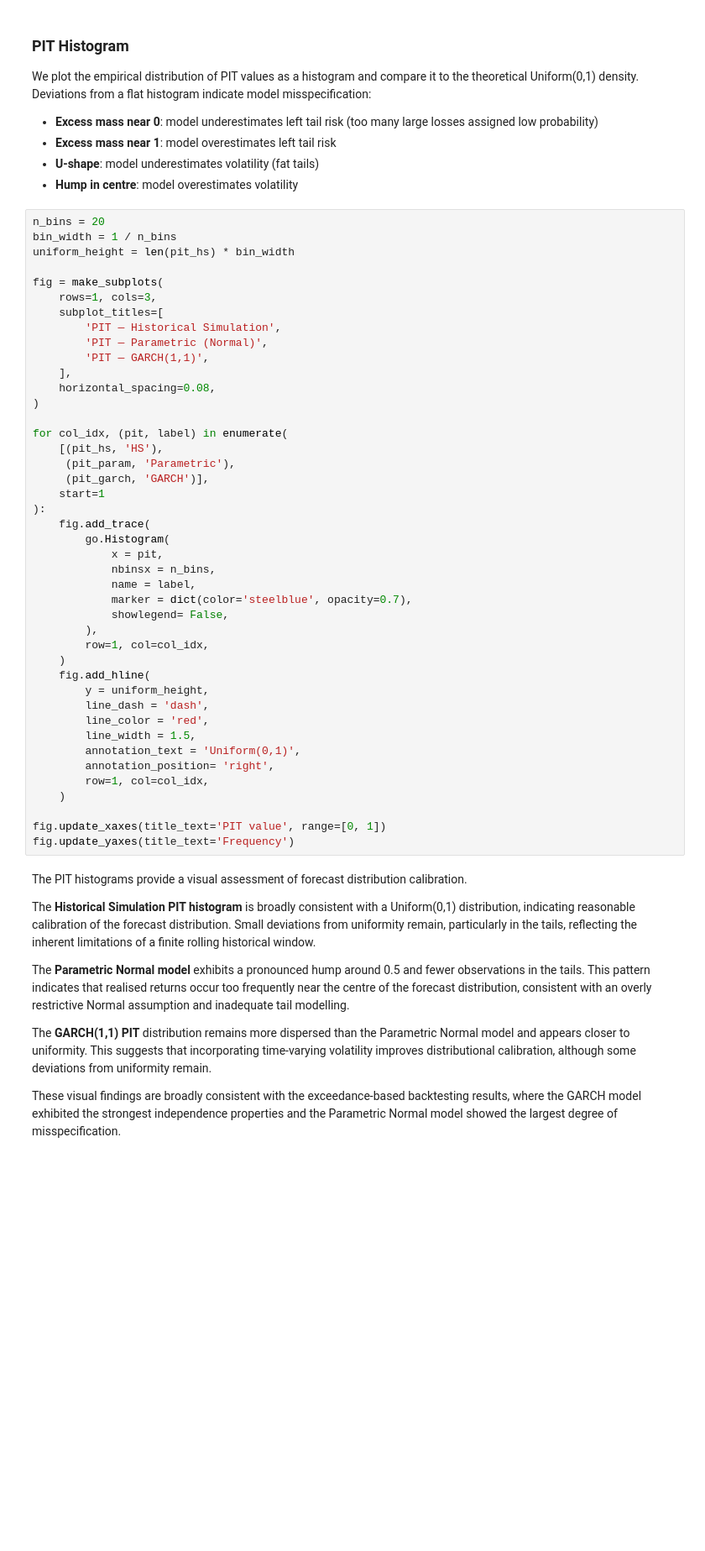
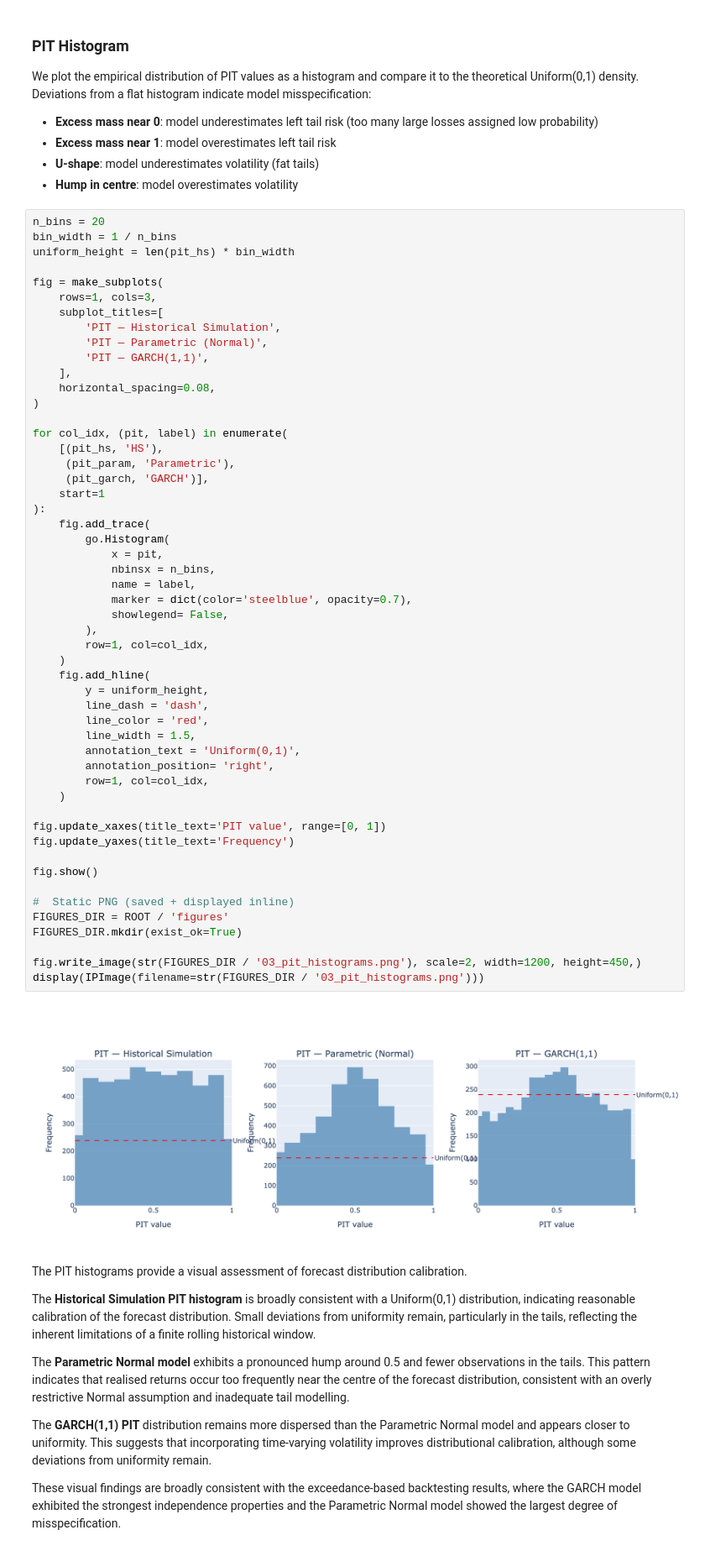
Before and after one commit to xzdada/Market-Risk, a Jupyter notebook: notebooks/03_backtesting_var.ipynb, the cells around one changed output. Shown at 84% size. Drawn from its saved outputs; the diff is of its cells as text; blank space fills up the shorter version.

```diff
--- a/notebooks/03_backtesting_var.ipynb
+++ b/notebooks/03_backtesting_var.ipynb
@@ -499,33 +505,44 @@ fig = make_subplots(
 )
 
 for col_idx, (pit, label) in enumerate(
     [(pit_hs, 'HS'),
      (pit_param, 'Parametric'),
      (pit_garch, 'GARCH')],
     start=1
 ):
     fig.add_trace(
         go.Histogram(
             x = pit,
             nbinsx = n_bins,
             name = label,
             marker = dict(color='steelblue', opacity=0.7),
             showlegend= False,
         ),
         row=1, col=col_idx,
     )
     fig.add_hline(
         y = uniform_height,
         line_dash = 'dash',
         line_color = 'red',
         line_width = 1.5,
         annotation_text = 'Uniform(0,1)',
         annotation_position= 'right',
         row=1, col=col_idx,
     )
 
 fig.update_xaxes(title_text='PIT value', range=[0, 1])
 fig.update_yaxes(title_text='Frequency')
+
+fig.show()
+
+#  Static PNG (saved + displayed inline)
+FIGURES_DIR = ROOT / 'figures'
+FIGURES_DIR.mkdir(exist_ok=True)
+
+fig.write_image(str(FIGURES_DIR / '03_pit_histograms.png'), scale=2, width=1200, height=450,)
+display(IPImage(filename=str(FIGURES_DIR / '03_pit_histograms.png')))
+# %% [output]
+[figure, added]
 # %% [markdown]
 The PIT histograms provide a visual assessment of forecast distribution calibration.
 
```
Also changed, not shown: parts of 1 cell of this notebook, 4 other files.
